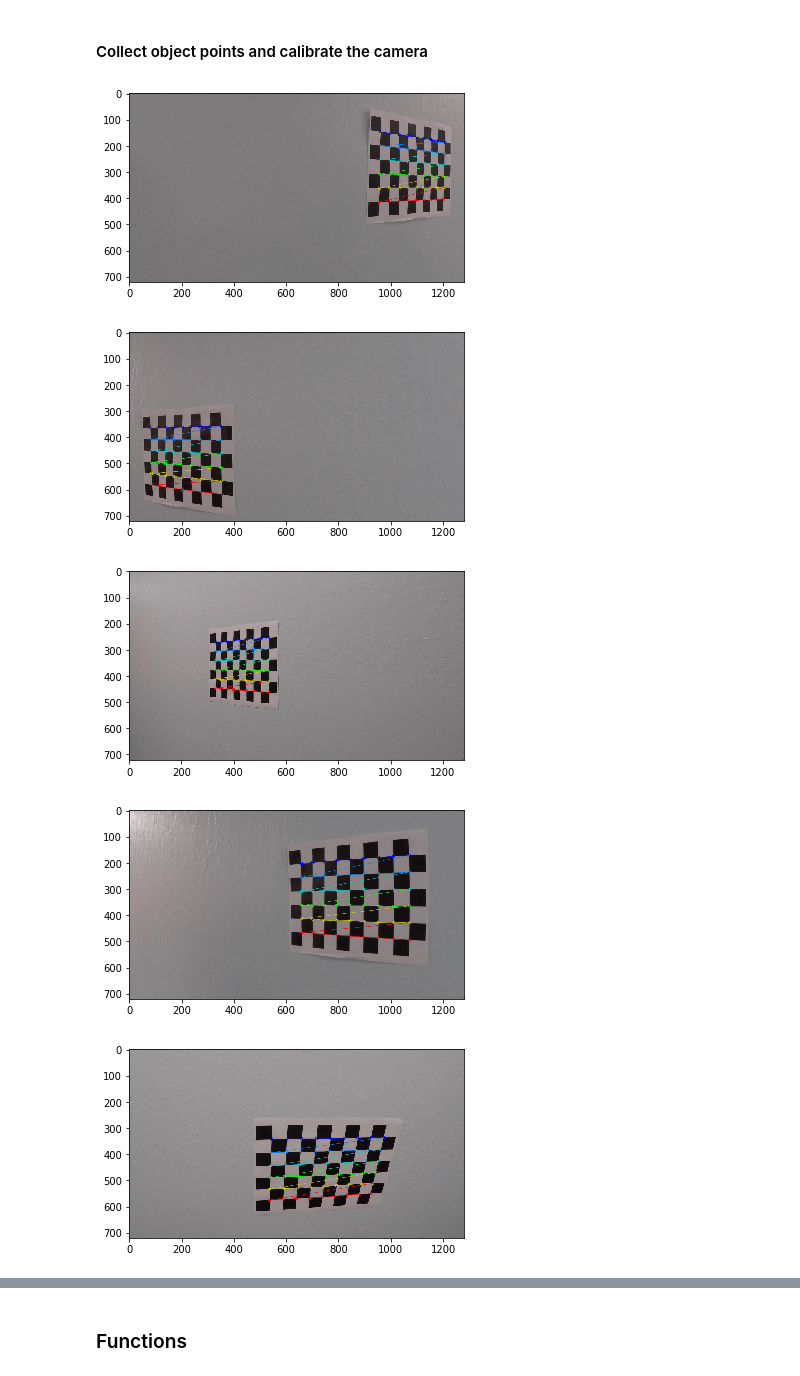
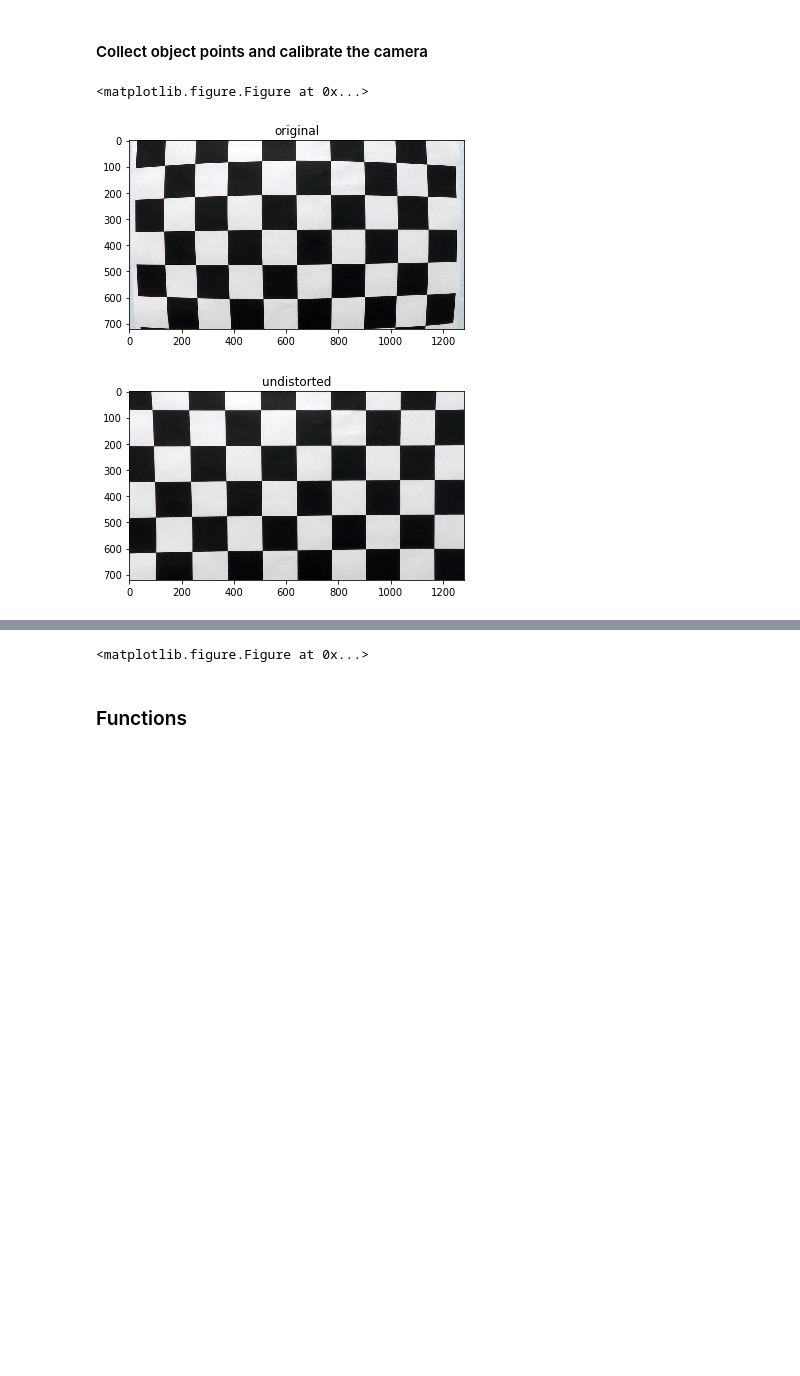
Before and after one commit to Kazutaka333/AdvancedLaneLineFinder, a Jupyter notebook: advancedLaneFinding.ipynb, the cells around one changed output, grey strips where cells are left out. Saved outputs shown, nothing was run; the diff lists cells and outputs as text; code cells hidden in the pictures; blank space fills up the shorter version.

Commit message:
added images

```diff
--- a/advancedLaneFinding.ipynb
+++ b/advancedLaneFinding.ipynb
@@ -20,40 +20,48 @@ import matplotlib.pyplot as plt
 # %% [markdown]
 #### Collect object points and calibrate the camera
 # %%
+output_dir = "./output_images/"
+
 nx = 9
 ny = 6
 
 # prepare object points, like (0,0,0), (1,0,0), (2,0,0) ....,(6,5,0)
 objp = np.zeros((nx*ny,3), np.float32)
 objp[:,:2] = np.mgrid[0:nx, 0:ny].T.reshape(-1,2)
 
 # arrays to store object points and image points from each image
 objpoints = []
 imgpoints = []
 
 images = glob.glob('camera_cal/calibration*.jpg')
 
 for fname in images:
 
     img = cv2.imread(fname)
     gray = cv2.cvtColor(img, cv2.COLOR_BGR2GRAY)
     ret, corners = cv2.findChessboardCorners(gray, (nx, ny), None)
 
     if ret == True:
         imgpoints.append(corners)
         objpoints.append(objp)
         cv2.drawChessboardCorners(img, (nx, ny), corners, ret)
-        plt.figure()
-        plt.imshow(img)
 
 ret, mtx, dist, rvecs, tvecs = cv2.calibrateCamera(objpoints,
                                                    imgpoints,
                                                    gray.shape[::-1],
                                                    None,
                                                    None)
+img = cv2.imread(images[1])
+undist = cv2.undistort(img, mtx, dist, None, mtx)
+plt.imshow(img)
+plt.title("original")
+plt.savefig(output_dir + "camera_calib/original.jpg")
+plt.figure()
+plt.imshow(undist)
+plt.title("undistorted")
+plt.savefig(output_dir + "camera_calib/undistorted.jpg")
+plt.figure()
 # %% [output]
+<matplotlib.figure.Figure at 0x...>
-[figure, old version]
+[figure, new version]
-[figure, old version]
+[figure, new version]
-[figure, removed]
-[figure, removed]
-[figure, removed]
@@ -68,3 +68,4 @@ ret, mtx, dist, rvecs, tvecs = cv2.calibrateCamera(objpoints,
+<matplotlib.figure.Figure at 0x...>
 # %% [markdown]
 ### Functions
 # %%
```
Also changed, not shown: parts of 7 cells of this notebook, 3 other files.
